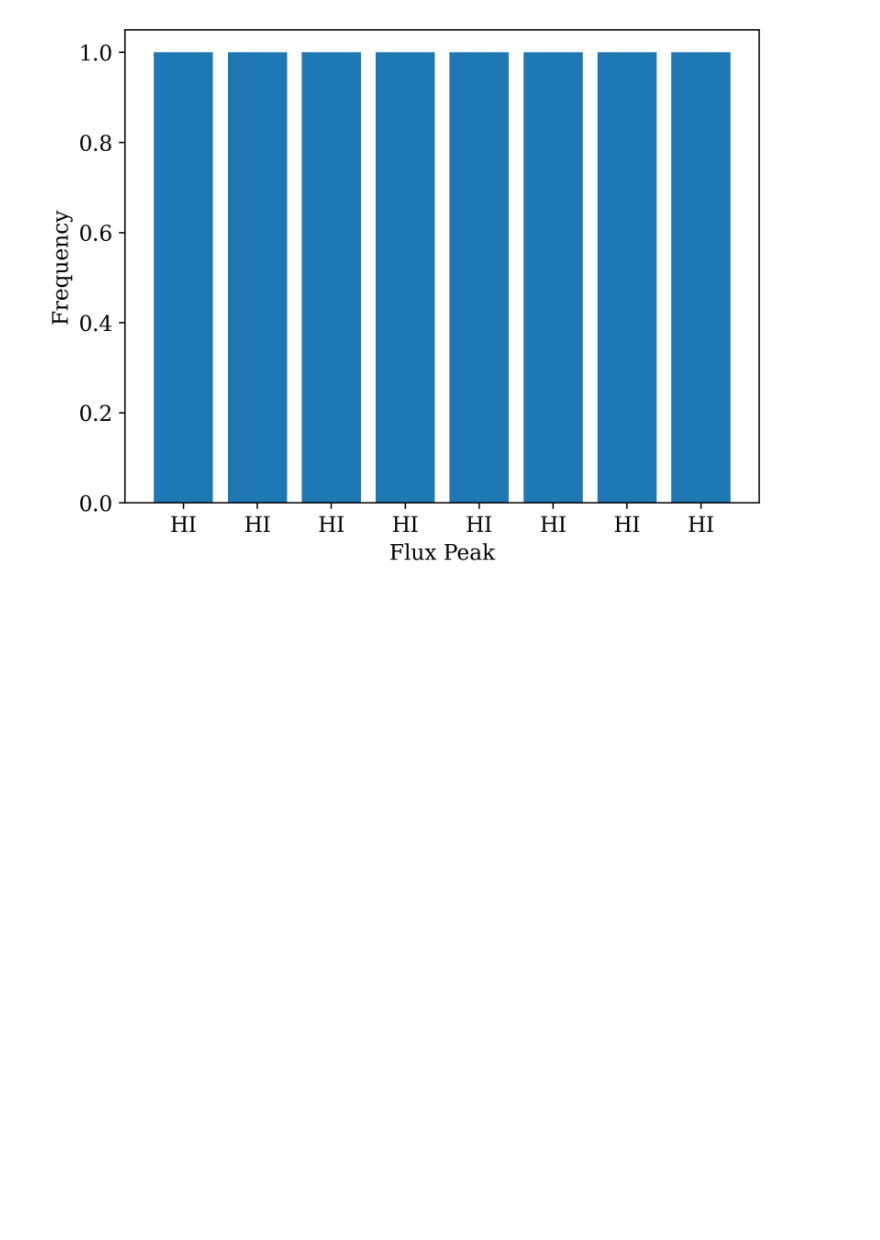
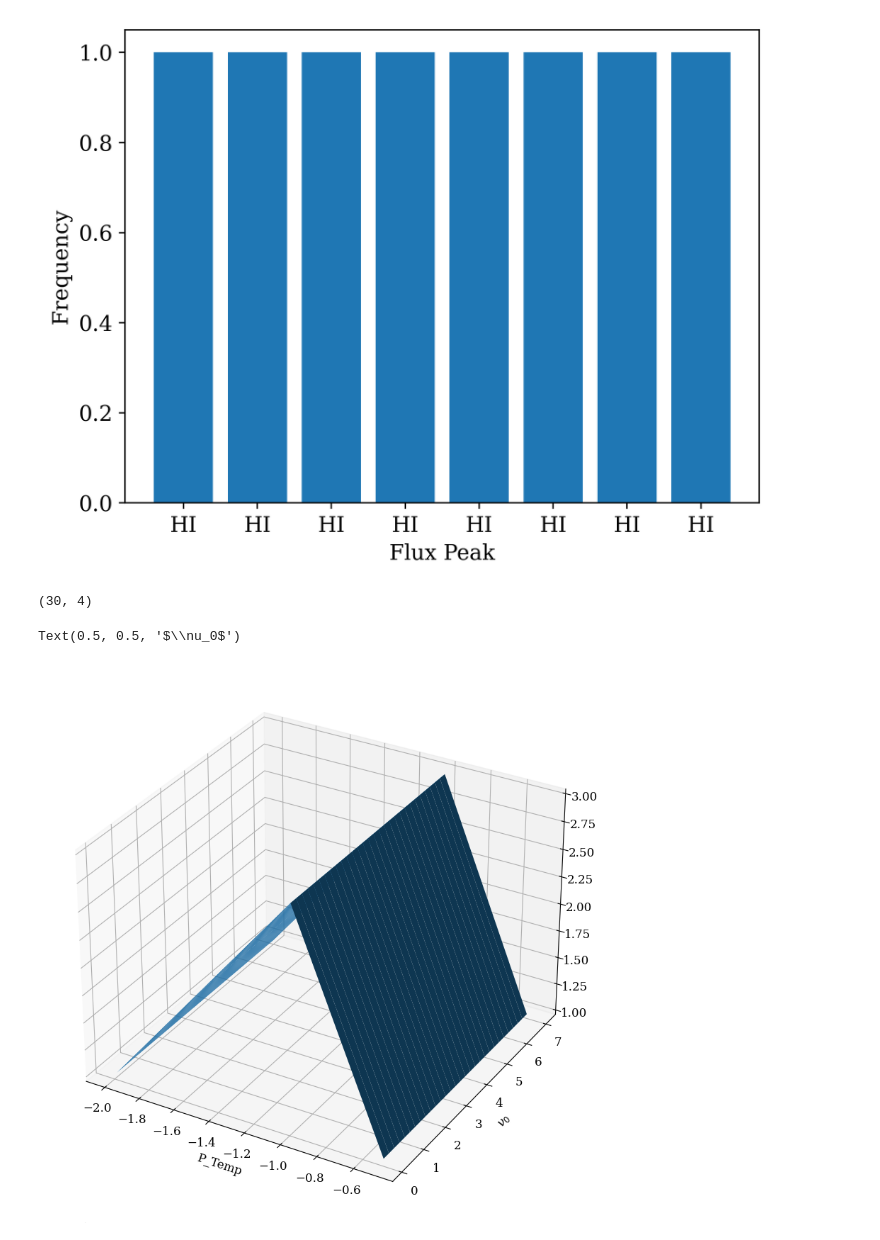
Before and after one commit to TejahniDesire/aart_tdwork, a Jupyter notebook: jpgrounds2.ipynb, the cells around one changed output. Saved outputs shown, nothing was run; the diff lists cells and outputs as text; code cells hidden in the pictures; blank space fills up the shorter version.

```diff
--- a/jpgrounds2.ipynb
+++ b/jpgrounds2.ipynb
@@ -56,3 +53,24 @@ ax.set_ylabel("Frequency")
 # %% [output]
 Text(0, 0.5, 'Frequency')
 [figure]
+# %%
+x = [-2,-1.5,-1,-0.5] # p_temp
+y = np.linspace(10 * 10 ** 9, 700 *10 **9,30) # nu
+
+test1 = np.ones(30)
+test2 = np.ones(30) * 2
+test3 = np.ones(30) * 3
+test4 = np.ones(30) * 1
+
+X,Y = np.meshgrid(x,y)
+Z = np.array([test1,test2,test3,test4]).T
+Z.shape # shape = [len(y),len(x)]
+print(X.shape)
+fig, ax = plt.subplots(figsize=[10,10],subplot_kw={"projection": "3d"})
+ax.plot_surface(X,Y,Z)
+ax.set_xlabel("P_Temp")
+ax.set_ylabel(R"$\nu_0$")
+# %% [output]
+(30, 4)
+Text(0.5, 0.5, '$\\nu_0$')
+[figure, added]
```
Also changed, not shown: parts of 2 cells of this notebook, 4 other files.
